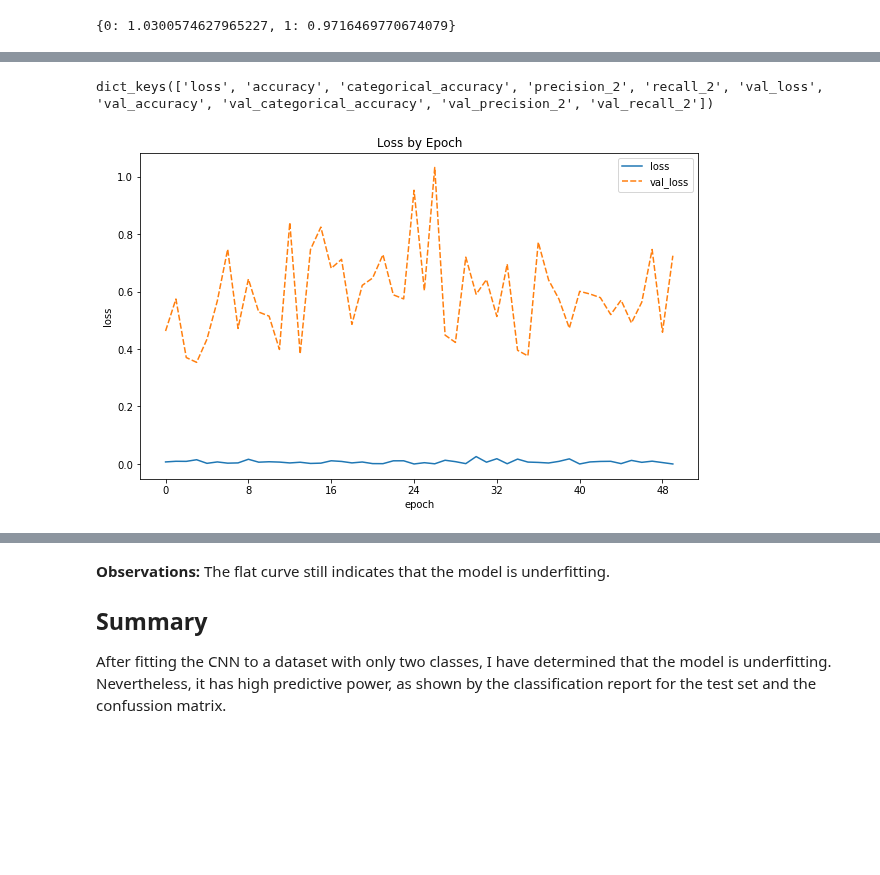
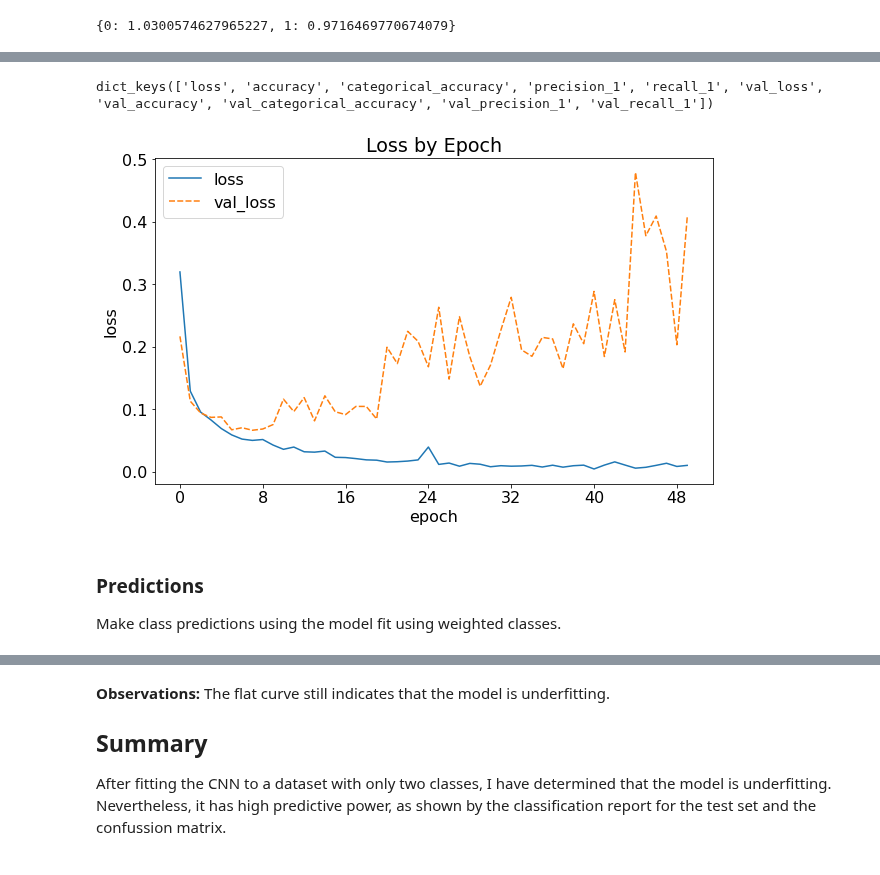
Before and after one commit to dmclark53/Springboard, a Jupyter notebook: Capstone-Project-Three/notebooks/1.0-dc-cnn-reduced-classes.ipynb, the cells around one changed output, grey strips where cells are left out. Cells and saved outputs as stored; diff of their text form; code cells hidden in the pictures; blank space fills up the shorter version.

```diff
--- a/Capstone-Project-Three/notebooks/1.0-dc-cnn-reduced-classes.ipynb
+++ b/Capstone-Project-Three/notebooks/1.0-dc-cnn-reduced-classes.ipynb
@@ -271,8 +259,20 @@ class_weights_dict = dict(enumerate(class_weights))
 class_weights_dict
 # %% [output]
 {0: 1.0300574627965227, 1: 0.9716469770674079}
+# %%
+model_2b = models.Sequential([
+    layers.Conv2D(8, kernel_size=(3, 3), activation='relu', padding='same', input_shape=input_shape),
+    layers.MaxPooling2D(pool_size=(2, 2), strides=2),
+    layers.Conv2D(16, kernel_size=(7, 7), activation='relu'),
+    layers.MaxPooling2D(pool_size=(2, 2), strides=2),
+    layers.Flatten(),
+    layers.Dense(600, activation='relu'),
+    layers.Dense(150, activation='relu'),
+    layers.Dense(38, activation='relu'),
+    layers.Dense(2, activation='softmax')
+])
 # %%
-model_1.compile(optimizer='rmsprop',
+model_2b.compile(optimizer='rmsprop',
                 loss='categorical_crossentropy',
                 metrics=[
                     metrics.Accuracy(),
@@ -280,6 +280,6 @@ model_1.compile(optimizer='rmsprop',
                     metrics.Precision(),
                     metrics.Recall()
                 ])
-results_2 = model_1.fit(X_train_normalized, y_train_one_hot, validation_data=(X_val, y_val), epochs=50, batch_size=64, class_weight=class_weights_dict)
+results_4 = model_2b.fit(X_train_normalized, y_train_one_hot, validation_data=(X_val, y_val), epochs=50, batch_size=64, class_weight=class_weights_dict)
 # %% [output]
 Epoch 1/50
@@ -302,8 +302,11 @@ Epoch 50/50
 # %%
-results_2.history.keys()
+results_4.history.keys()
 # %% [output]
-dict_keys(['loss', 'accuracy', 'categorical_accuracy', 'precision_2', 'recall_2', 'val_loss', 'val_accuracy', 'val_categorical_accuracy', 'val_precision_2', 'val_recall_2'])
+dict_keys(['loss', 'accuracy', 'categorical_accuracy', 'precision_1', 'recall_1', 'val_loss', 'val_accuracy', 'val_categorical_accuracy', 'val_precision_1', 'val_recall_1'])
 # %%
-em.plot_train_val_losses(results_2)
+em.plot_train_val_losses(results_4, figure_name='losses_model_2b')
 # %% [output]
-[figure, old version]
+[figure, new version]
+# %% [markdown]
+### Predictions
+Make class predictions using the model fit using weighted classes.
```
Also changed, not shown: parts of 13 cells of this notebook, 4 other files.
